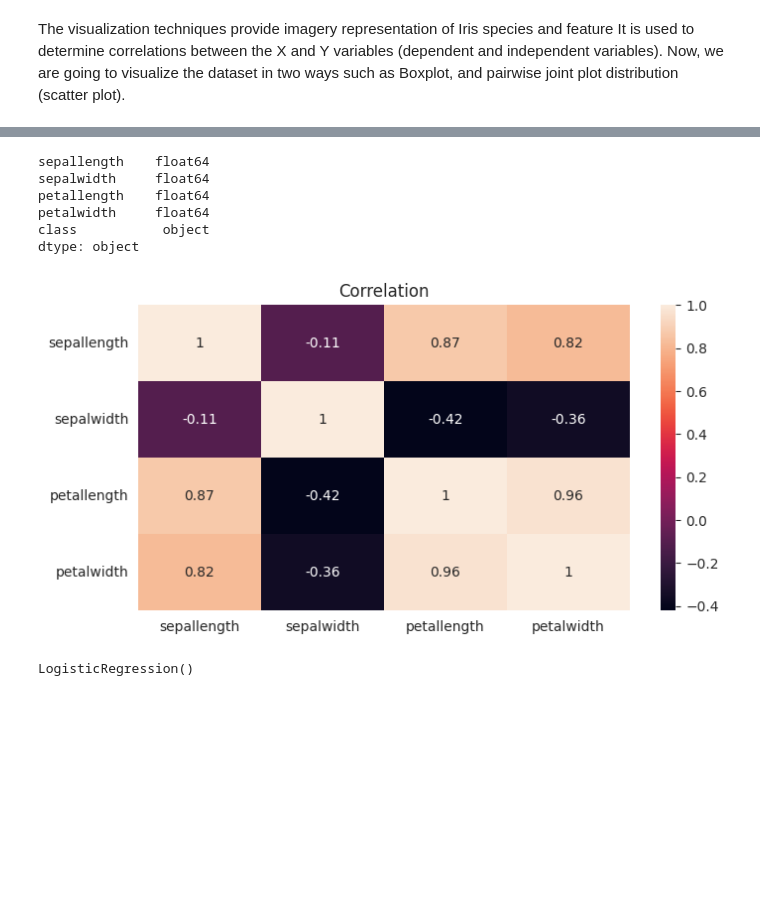
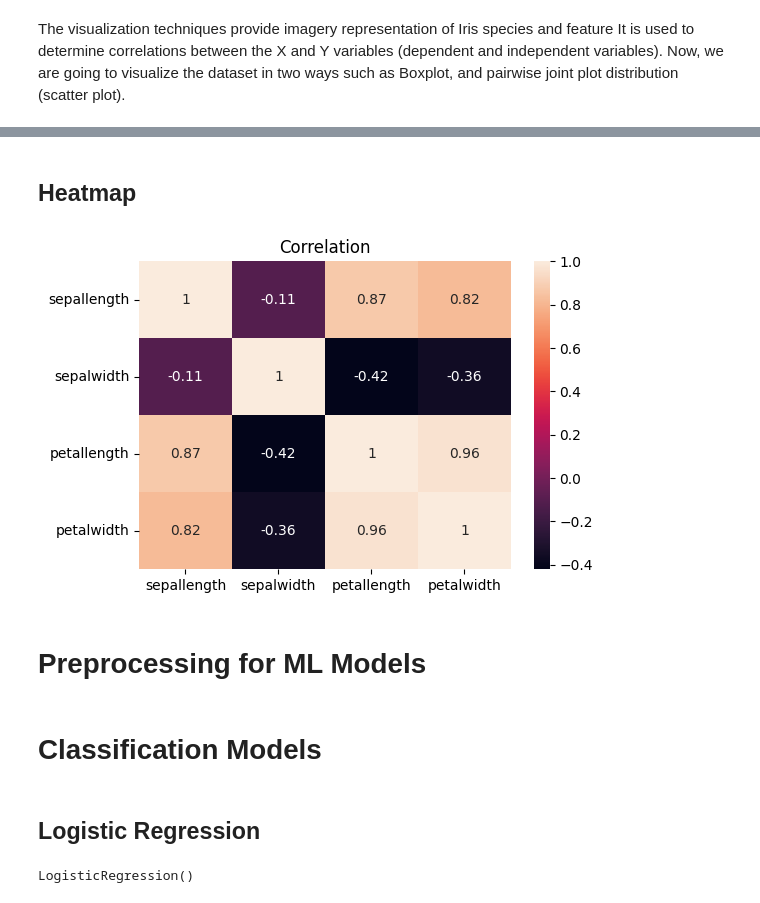
Before and after one commit to aukabir/Machine_Learning_project_1, a Jupyter notebook: MLproject_1_iris_Classifications.ipynb, the cells around one changed output, grey strips where cells are left out. Saved outputs shown, nothing was run; the diff lists cells and outputs as text; code cells hidden in the pictures; blank space fills up the shorter version.

```diff
--- a/MLproject_1_iris_Classifications.ipynb
+++ b/MLproject_1_iris_Classifications.ipynb
@@ -129,20 +160,15 @@ sns.pairplot(iris,hue='class')
-# %%
-iris.dtypes
-# %% [output]
-sepallength    float64
-sepalwidth     float64
-petallength    float64
-petalwidth     float64
-class           object
-dtype: object
+# %% [markdown]
+## Heatmap
 # %%
-#correlation
-plt.figure(figsize=(8,4))
+#To check correlation
+plt.figure(figsize=(6,4))
 sns.heatmap(iris.select_dtypes('float64').corr(),annot=True)
 plt.title('Correlation')
 plt.show()
 # %% [output]
-[figure, old version]
+[figure, new version]
+# %% [markdown]
+# Preprocessing for ML Models
 # %%
 #Splitting dataset
 X = iris.iloc[:,:-1].values
@@ -159,6 +185,10 @@ X_test = sc.transform(X_test)
 #Feature Scaling for Clustering¶
 sc = StandardScaler()
 X = sc.fit_transform(X)
+# %% [markdown]
+# Classification Models
+# %% [markdown]
+## Logistic Regression
 # %%
 ###Classification Models
 ##Logistic Regression
```
Also changed, not shown: parts of 38 cells of this notebook.
